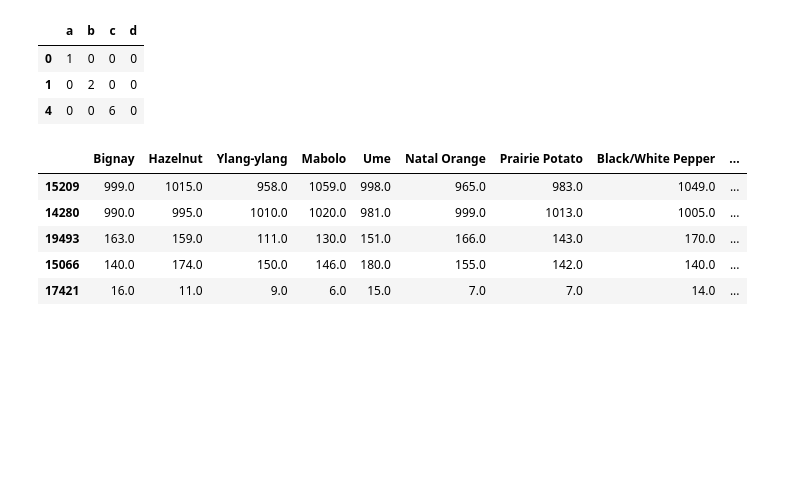
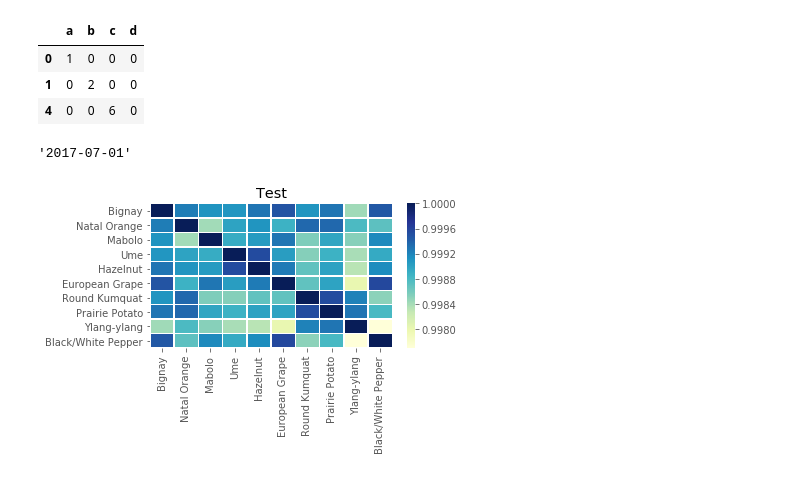
Before and after one commit to dtsmith2001/p-data-challenge, a Jupyter notebook: Explorations.ipynb, the cells around one changed output. Cells and saved outputs as stored; diff of their text form; code cells hidden in the pictures; blank space fills up the shorter version.

```diff
--- a/Explorations.ipynb
+++ b/Explorations.ipynb
@@ -125,7 +125,7 @@ for fname in os.listdir("data"):
                         "n_dates": transaction_date.unique().shape[0]})
     fr = fr.append(final_fr)
 fr.reset_index(drop=True, inplace=True)
-item_lists = list(set(item_lists))
+item_lists = list(set([item for item in item_lists if not "error" in item]))
 fr.shape
 # %% [output]
 date 2017-07-02.csv has 183294.0 sales for rows 11573 and unique dates 2
@@ -567,14 +574,17 @@ frame = fr[item_lists + ["transaction_date", "domain_name", "checkout_amount"]]
 gr = frame.groupby(["transaction_date", "domain_name"])
 # %%
 gb_frames = []
-for _, group in gr:
-    gb_frames.append(group.nlargest(5, "Bignay"))
+for name, group in gr:
+    gb_frames.append({"name": name, "frame": group})
 # %%
-gb_frames[0]
+gb_frames[0]["name"][0]
 # %% [output]
-|  | Bignay | Hazelnut | Ylang-ylang | Mabolo | Ume | Natal Orange | Prairie Potato | Black/White Pepper | ... |
-| 15209 | 999.0 | 1015.0 | 958.0 | 1059.0 | 998.0 | 965.0 | 983.0 | 1049.0 | ... |
-| 14280 | 990.0 | 995.0 | 1010.0 | 1020.0 | 981.0 | 999.0 | 1013.0 | 1005.0 | ... |
-| 19493 | 163.0 | 159.0 | 111.0 | 130.0 | 151.0 | 166.0 | 143.0 | 170.0 | ... |
-| 15066 | 140.0 | 174.0 | 150.0 | 146.0 | 180.0 | 155.0 | 142.0 | 140.0 | ... |
-| 17421 | 16.0 | 11.0 | 9.0 | 6.0 | 15.0 | 7.0 | 7.0 | 14.0 | ... |
+'2017-07-01'
+# %%
+corr = gb_frames[0]["frame"][item_lists].corr()
+ax = sns.heatmap(corr, xticklabels=corr.columns.values, yticklabels=corr.columns.values, linewidths=.5,
+                 cmap="YlGnBu")
+ax = plt.title("Test")
+plt.tight_layout()
+# %% [output]
+[figure, added]
```
Also changed, not shown: parts of 1 cell of this notebook, 1 other file.
